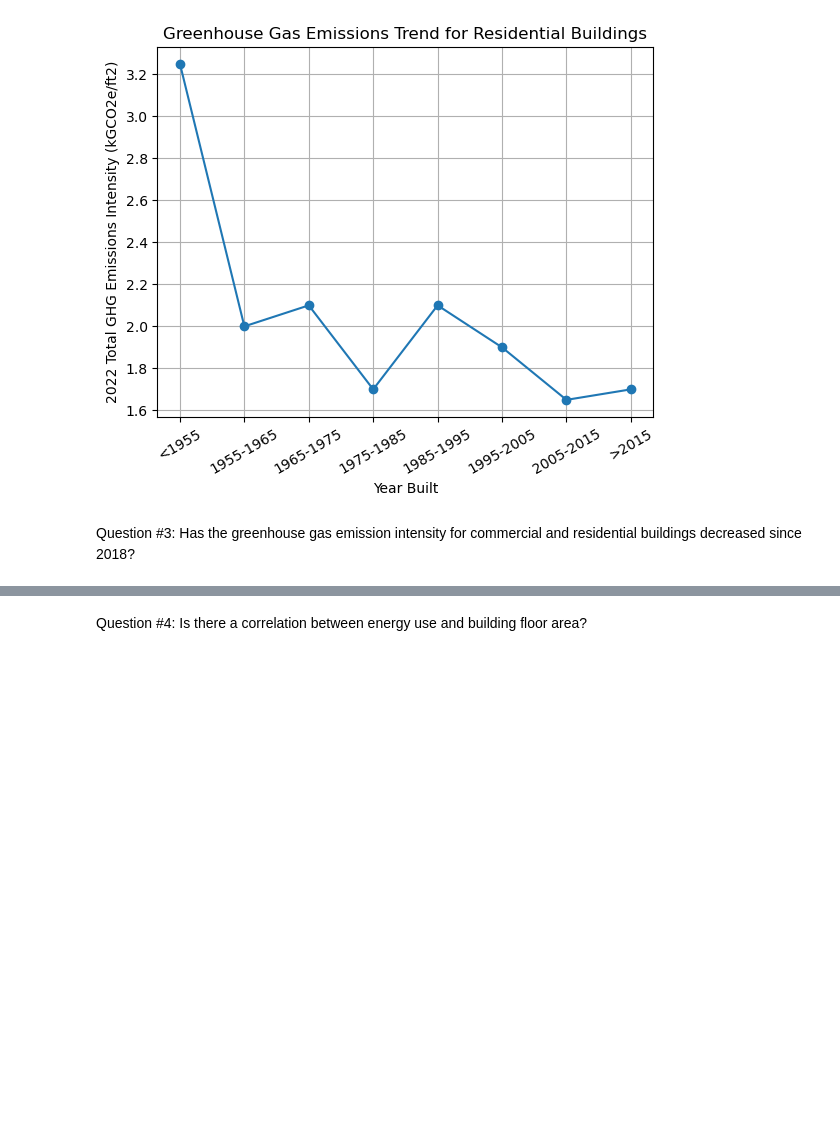
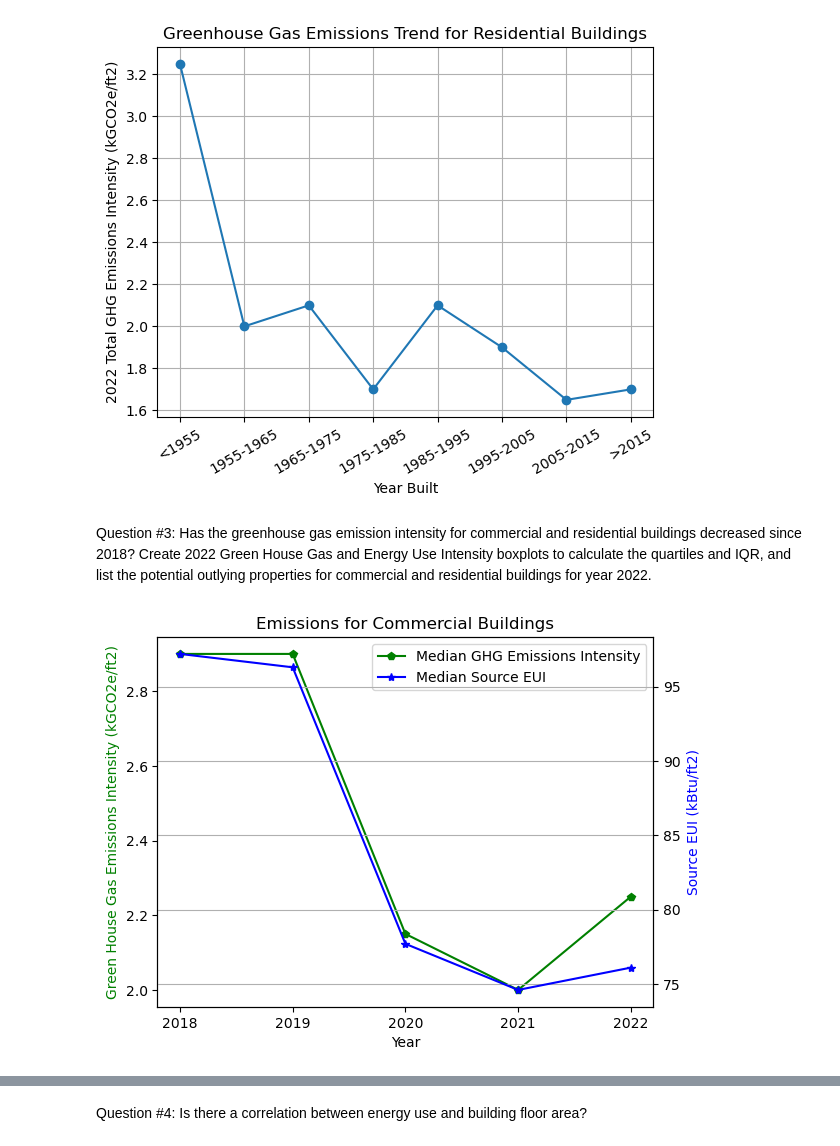
Before and after one commit to zohairnz/project-1, a Jupyter notebook: Project_1.ipynb, the cells around one changed output, grey strips where cells are left out. Saved outputs shown, nothing was run; the diff lists cells and outputs as text; code cells hidden in the pictures; blank space fills up the shorter version.

Commit message:
final code and figures

```diff
--- a/Project_1.ipynb
+++ b/Project_1.ipynb
@@ -232,4 +232,43 @@ plt.show()
 # %% [output]
 [figure]
 # %% [markdown]
-Question #3: Has the greenhouse gas emission intensity for commercial and residential buildings decreased since 2018?
+Question #3: Has the greenhouse gas emission intensity for commercial and residential buildings decreased since 2018? Create 2022 Green House Gas and Energy Use Intensity boxplots to calculate the quartiles and IQR, and list the potential outlying properties for commercial and residential buildings for year 2022.
+# %%
+#Median emissions for commercial buildings for year 2018-2022
+viz1 = clean_results_df.sort_values('Property Subcategory')
+viz1 =viz1.reset_index(drop = True)
+data_category1 = viz1.loc[viz1["Property Type"] == "Commercial"]
+data_category1 =data_category1.reset_index(drop = True)
+GHG_mean1 = [data_category1['2018 Total GHG Emissions Intensity (kGCO2e/ft2)'].median(),
+            data_category1['2019 Total GHG Emissions Intensity (kGCO2e/ft2)'].median(),
+            data_category1['2020 Total GHG Emissions Intensity (kGCO2e/ft2)'].median(),
+            data_category1['2021 Total GHG Emissions Intensity (kGCO2e/ft2)'].median(),
+            data_category1['2022 Total GHG Emissions Intensity (kGCO2e/ft2)'].median()]
+
+EUI_mean1 = [viz1['2018 Source EUI (kBtu/ft2)'].median(),
+            viz1['2019 Source EUI (kBtu/ft2)'].median(),
+            viz1['2020 Source EUI (kBtu/ft2)'].median(),
+            viz1['2021 Source EUI (kBtu/ft2)'].median(),
+            viz1['2022 Source EUI (kBtu/ft2)'].median()]
+
+years = ["2018", "2019", "2020","2021","2022"]
+
+fig, ax1 = plt.subplots()
+ax2 = ax1.twinx()
+lns1 = ax1.plot(years,GHG_mean1,"g", marker = "p", label = "Median GHG Emissions Intensity")
+lns2 = ax2.plot(years,EUI_mean1,"b", marker = "*", label = "Median Source EUI")
+plt.title("Emissions for Commercial Buildings")
+ax1.set_xlabel('Year')
+ax1.set_ylabel('Green House Gas Emissions Intensity (kGCO2e/ft2)', color='g')
+ax2.set_ylabel('Source EUI (kBtu/ft2)', color='b')
+
+# adding legend
+lns = lns1+lns2
+labs = [l.get_label() for l in lns]
+ax1.legend(lns, labs, loc= "upper right")
+
+plt.grid(True)
+plt.savefig('Figure 3a GHG Emissions Trend 2018-2022 for Commercial Buildings.png', bbox_inches='tight')
+plt.show()
+# %% [output]
+[figure, added]
```
Also changed, not shown: parts of 14 cells of this notebook, 12 other files.
